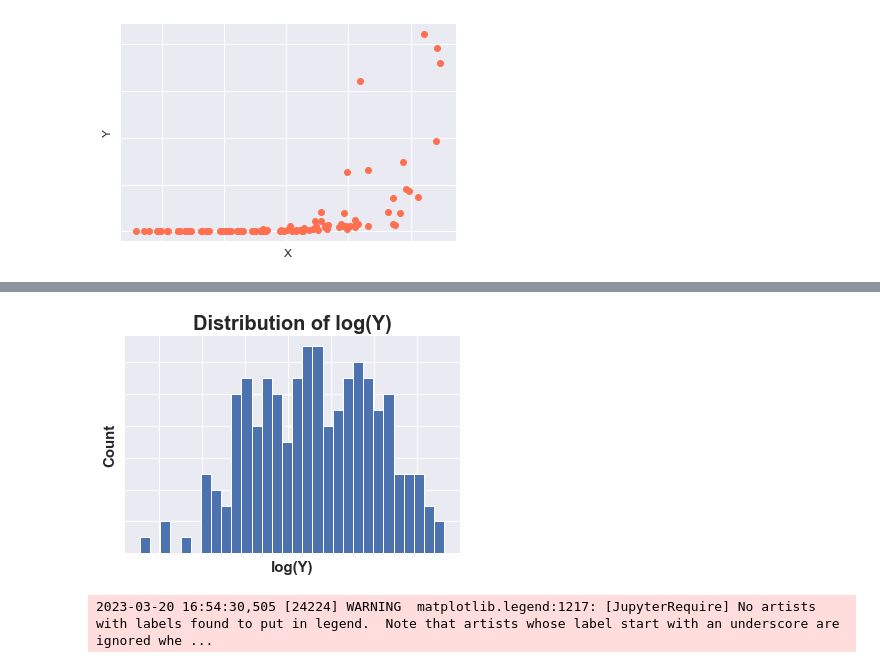
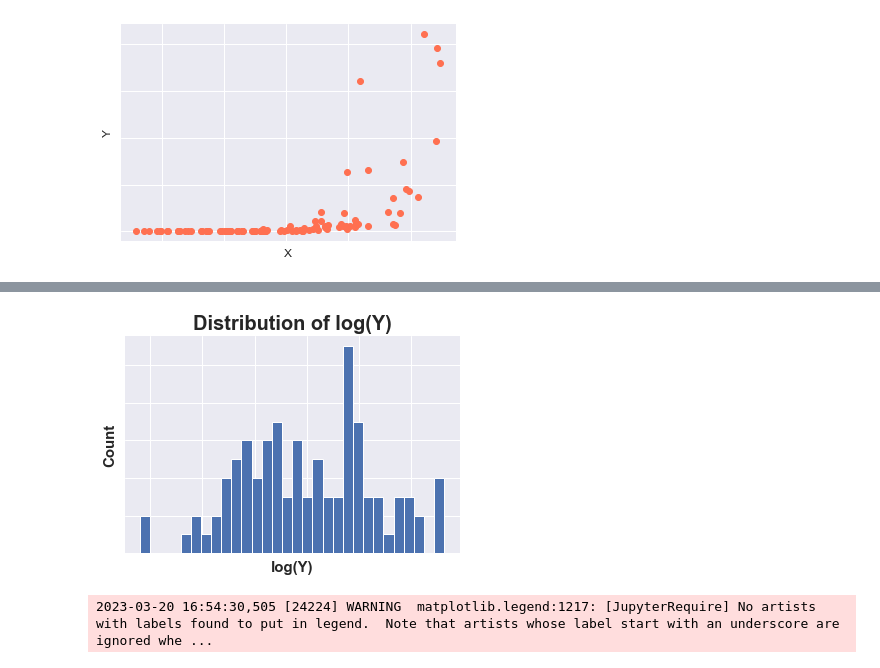
Before and after one commit to ChawlaAvi/Daily-Dose-of-Data-Science, a Jupyter notebook: Machine Learning/Linear-Regression-Check-Output.ipynb, the cells around one changed output, grey strips where cells are left out. Drawn from its saved outputs; the diff is of its cells as text; code cells hidden in the pictures.

```diff
--- a/Machine Learning/Linear-Regression-Check-Output.ipynb
+++ b/Machine Learning/Linear-Regression-Check-Output.ipynb
@@ -67,16 +58,16 @@ plt.show()
 # %%
 # Plot data
 fig, ax = plt.subplots()
-plt.hist(np.log(gamma_data['Y']), bins=30)
+plt.hist(np.log(Y), bins=30)
 plt.ylabel('Count', fontsize=15, fontweight="bold")
 plt.xlabel('log(Y)', fontsize=15, fontweight="bold")
 ax.set_xticklabels([])
 ax.set_yticklabels([])
 plt.title('Distribution of log(Y)', fontsize = 20, fontweight="bold")
 
 plt.show()
 # %% [output]
-[figure, old version]
+[figure, new version]
 # %%
 from sklearn.linear_model import LinearRegression
 
```
Also changed, not shown: parts of 1 cell of this notebook.
